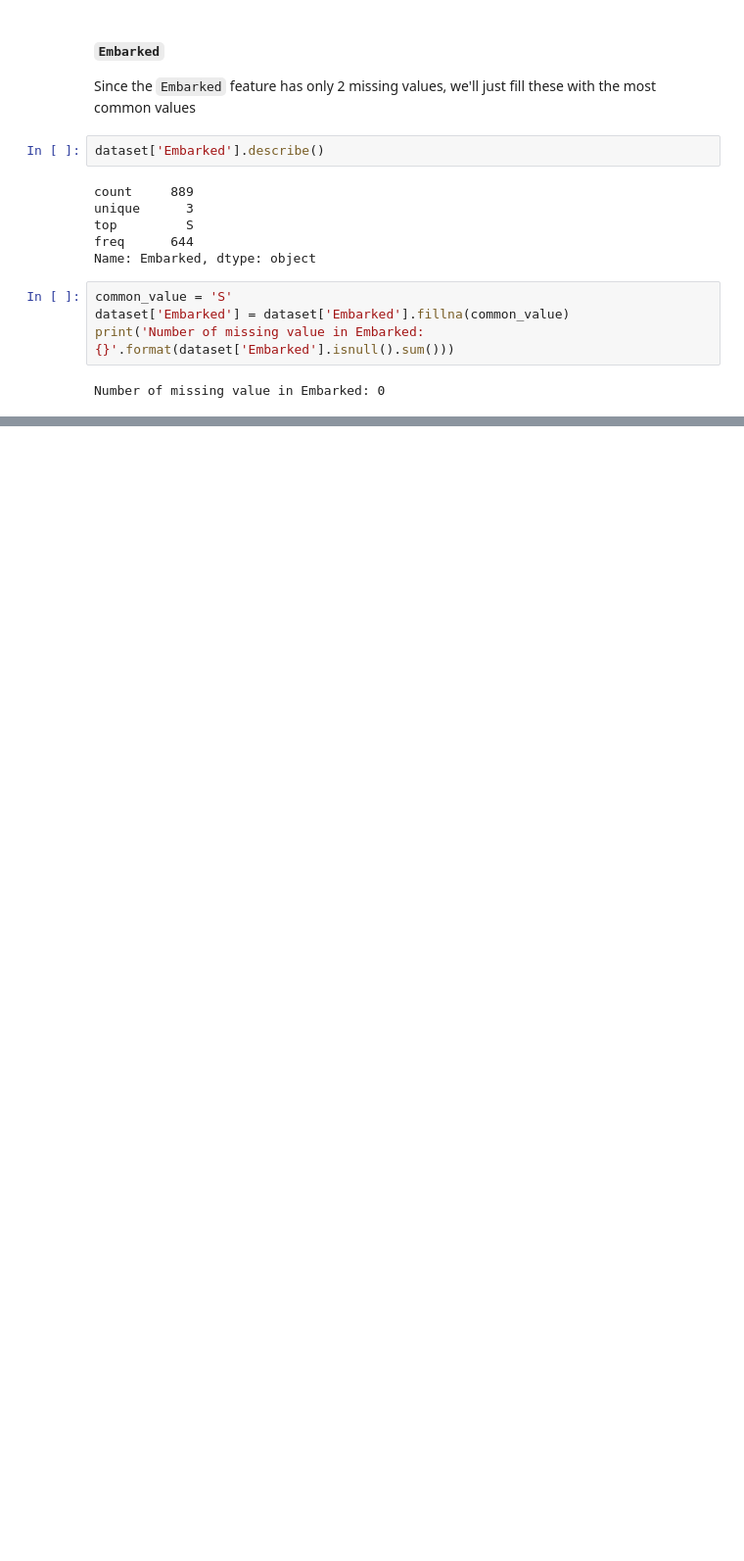
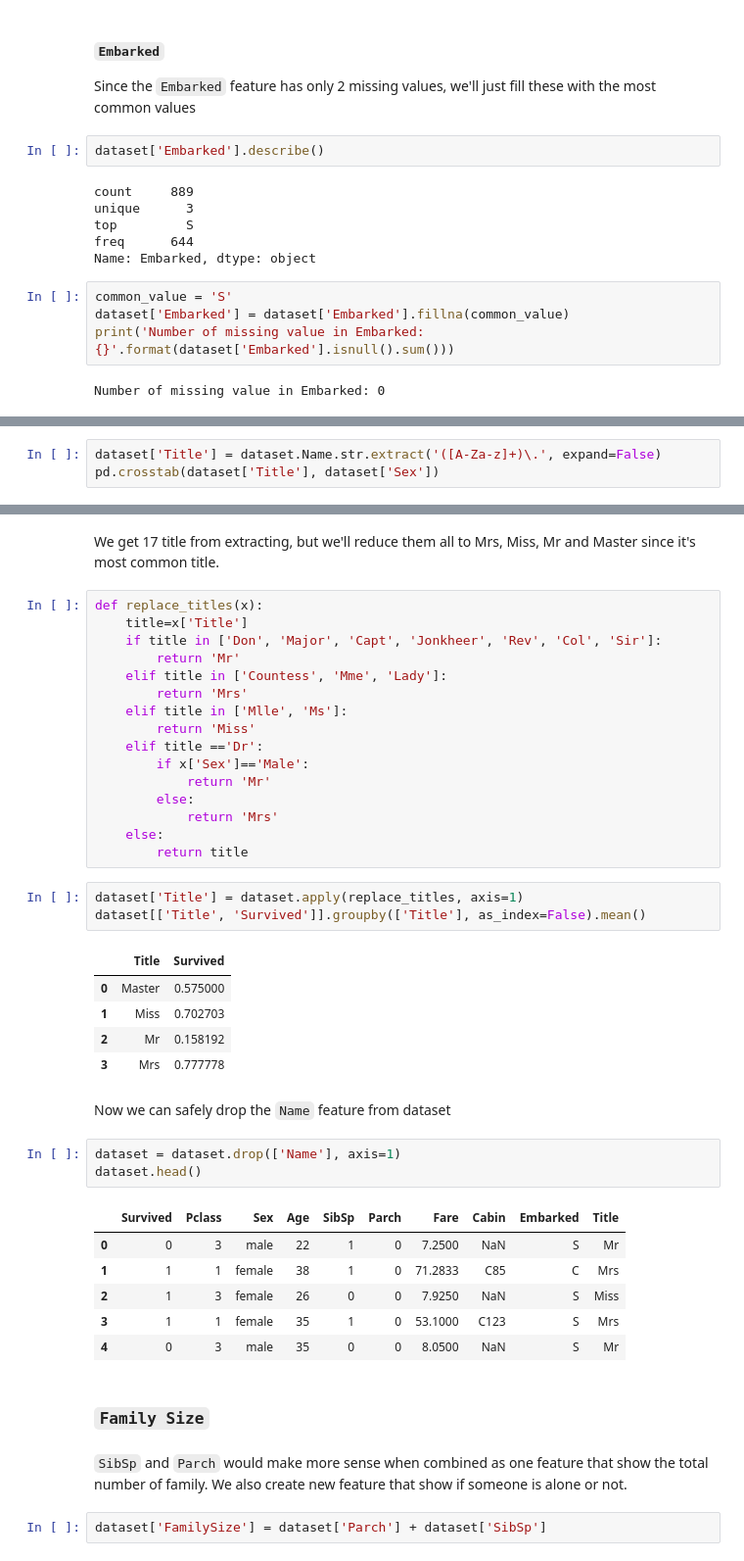
Before and after one commit to eriansha/titanic-survivor, a Jupyter notebook: Investigate Titanic Survivor.ipynb, the cells around one changed output, grey strips where cells are left out. Shown: that part at 98% size. Saved outputs shown, nothing was run; the diff lists cells and outputs as text; blank space fills up the shorter version.

```diff
--- a/Investigate Titanic Survivor.ipynb
+++ b/Investigate Titanic Survivor.ipynb
@@ -280,0 +280,3 @@ Number of missing value in Embarked: 0
+# %%
+dataset['Title'] = dataset.Name.str.extract('([A-Za-z]+)\.', expand=False)
+pd.crosstab(dataset['Title'], dataset['Sex'])
@@ -280,0 +303,45 @@ Number of missing value in Embarked: 0
+# %% [markdown]
+We get 17 title from extracting, but we'll reduce them all to Mrs, Miss, Mr and Master since it's most common title.
+# %%
+def replace_titles(x):
+    title=x['Title']
+    if title in ['Don', 'Major', 'Capt', 'Jonkheer', 'Rev', 'Col', 'Sir']:
+        return 'Mr'
+    elif title in ['Countess', 'Mme', 'Lady']:
+        return 'Mrs'
+    elif title in ['Mlle', 'Ms']:
+        return 'Miss'
+    elif title =='Dr':
+        if x['Sex']=='Male':
+            return 'Mr'
+        else:
+            return 'Mrs'
+    else:
+        return title
+# %%
+dataset['Title'] = dataset.apply(replace_titles, axis=1)
+dataset[['Title', 'Survived']].groupby(['Title'], as_index=False).mean()
+# %% [output]
+|  | Title | Survived |
+| 0 | Master | 0.575000 |
+| 1 | Miss | 0.702703 |
+| 2 | Mr | 0.158192 |
+| 3 | Mrs | 0.777778 |
+# %% [markdown]
+Now we can safely drop the `Name` feature from dataset
+# %%
+dataset = dataset.drop(['Name'], axis=1)
+dataset.head()
+# %% [output]
+|  | Survived | Pclass | Sex | Age | SibSp | Parch | Fare | Cabin | Embarked | Title |
+| 0 | 0 | 3 | male | 22 | 1 | 0 | 7.2500 | NaN | S | Mr |
+| 1 | 1 | 1 | female | 38 | 1 | 0 | 71.2833 | C85 | C | Mrs |
+| 2 | 1 | 3 | female | 26 | 0 | 0 | 7.9250 | NaN | S | Miss |
+| 3 | 1 | 1 | female | 35 | 1 | 0 | 53.1000 | C123 | S | Mrs |
+| 4 | 0 | 3 | male | 35 | 0 | 0 | 8.0500 | NaN | S | Mr |
+# %% [markdown]
+### `Family Size`
+# %% [markdown]
+`SibSp` and `Parch` would make more sense when combined as one feature that show the total number of family. We also create new feature that show if someone is alone or not.
+# %%
+dataset['FamilySize'] = dataset['Parch'] + dataset['SibSp']
```
Also changed, not shown: parts of 14 cells of this notebook.
